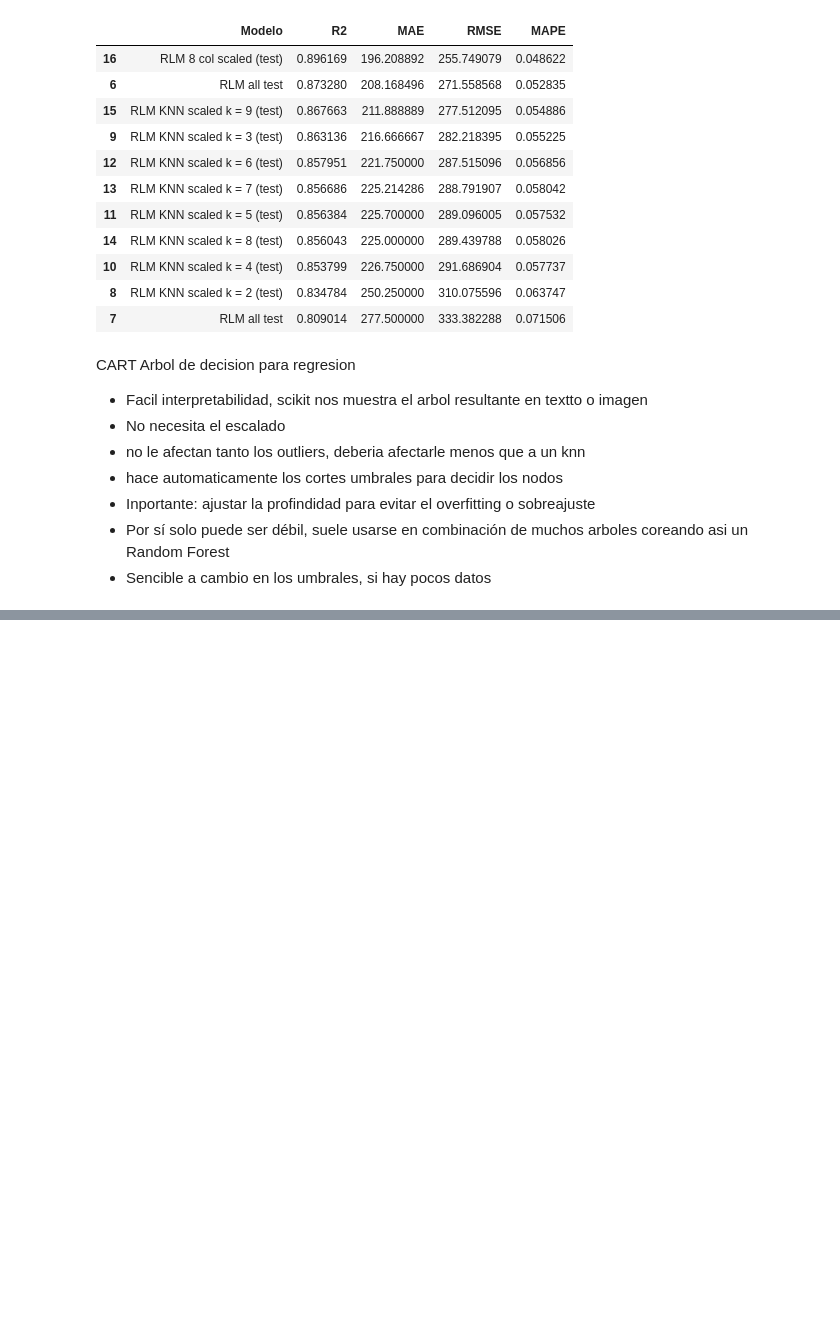
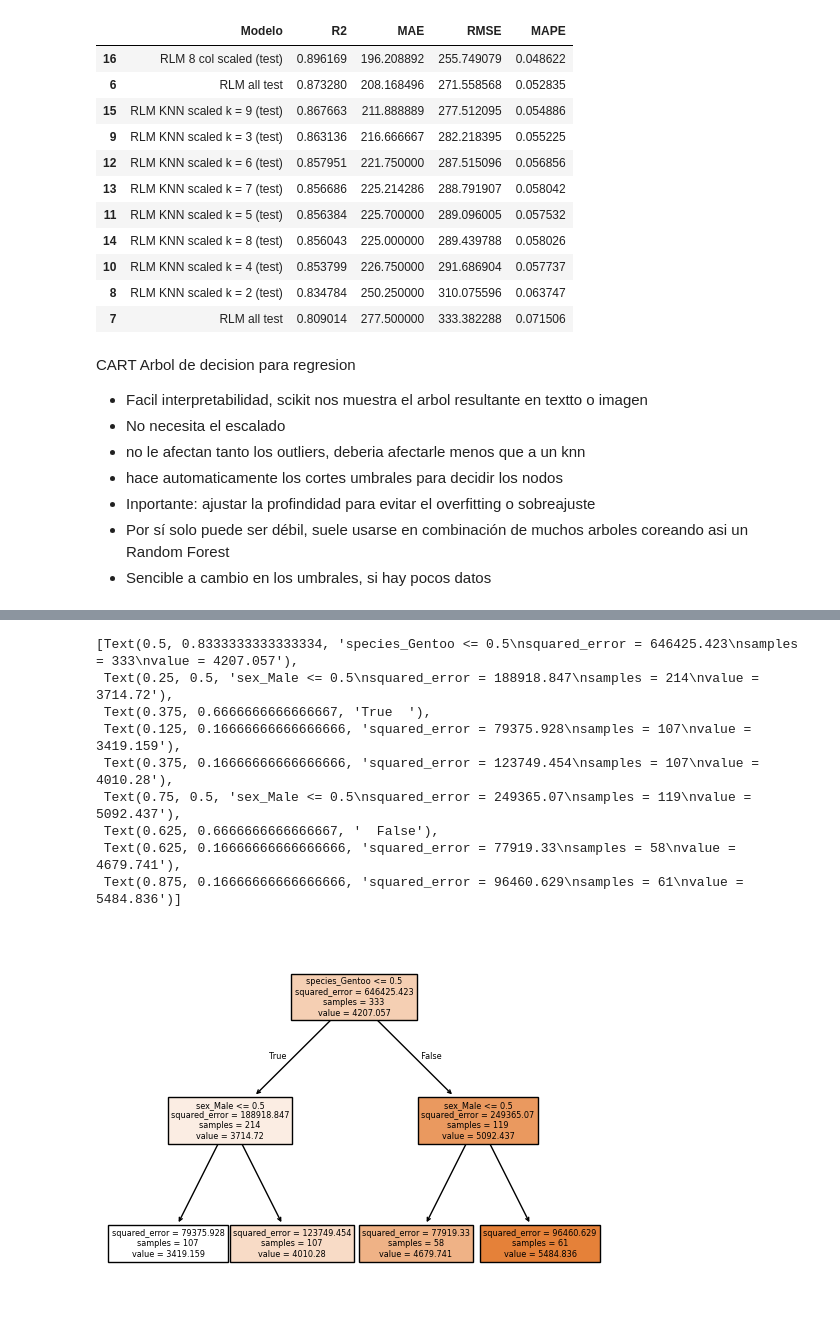
Before and after one commit to ceciorosco/Cecilia-Repositorio, a Jupyter notebook: Modulo 5/Regreciones_Cecilia.ipynb, the cells around one changed output, grey strips where cells are left out. Cells and saved outputs as stored; diff of their text form; code cells hidden in the pictures; blank space fills up the shorter version.

```diff
--- a/Modulo 5/Regreciones_Cecilia.ipynb
+++ b/Modulo 5/Regreciones_Cecilia.ipynb
@@ -265,0 +487,15 @@ CART Arbol de decision para regresion
+# %%
+#ponermos una profundidad de 2
+
+model = DecisionTreeRegressor(max_depth=2)
+model.fit(X, y)
+
+y_pred = model.predict(X)
+
+r2 = r2_score(y, y_pred)
+mae = mean_absolute_error(y, y_pred)
+rmse = root_mean_squared_error(y, y_pred)
+mape = mean_absolute_percentage_error(y, y_pred)
+
+df_resultados.loc[len(df_resultados)] = ['DTR depth 2b' , r2, mae, rmse, mape]
+df_resultados.sort_values('R2', ascending=False)
@@ -265,0 +533,13 @@ CART Arbol de decision para regresion
+# %%
+plot_tree(model, feature_names=X.columns, filled=True)
+# %% [output]
+[Text(0.5, 0.8333333333333334, 'species_Gentoo <= 0.5\nsquared_error = 646425.423\nsamples = 333\nvalue = 4207.057'),
+ Text(0.25, 0.5, 'sex_Male <= 0.5\nsquared_error = 188918.847\nsamples = 214\nvalue = 3714.72'),
+ Text(0.375, 0.6666666666666667, 'True  '),
+ Text(0.125, 0.16666666666666666, 'squared_error = 79375.928\nsamples = 107\nvalue = 3419.159'),
+ Text(0.375, 0.16666666666666666, 'squared_error = 123749.454\nsamples = 107\nvalue = 4010.28'),
+ Text(0.75, 0.5, 'sex_Male <= 0.5\nsquared_error = 249365.07\nsamples = 119\nvalue = 5092.437'),
+ Text(0.625, 0.6666666666666667, '  False'),
+ Text(0.625, 0.16666666666666666, 'squared_error = 77919.33\nsamples = 58\nvalue = 4679.741'),
+ Text(0.875, 0.16666666666666666, 'squared_error = 96460.629\nsamples = 61\nvalue = 5484.836')]
+[figure, added]
```
Also changed, not shown: parts of 29 cells of this notebook, 3 other files.
